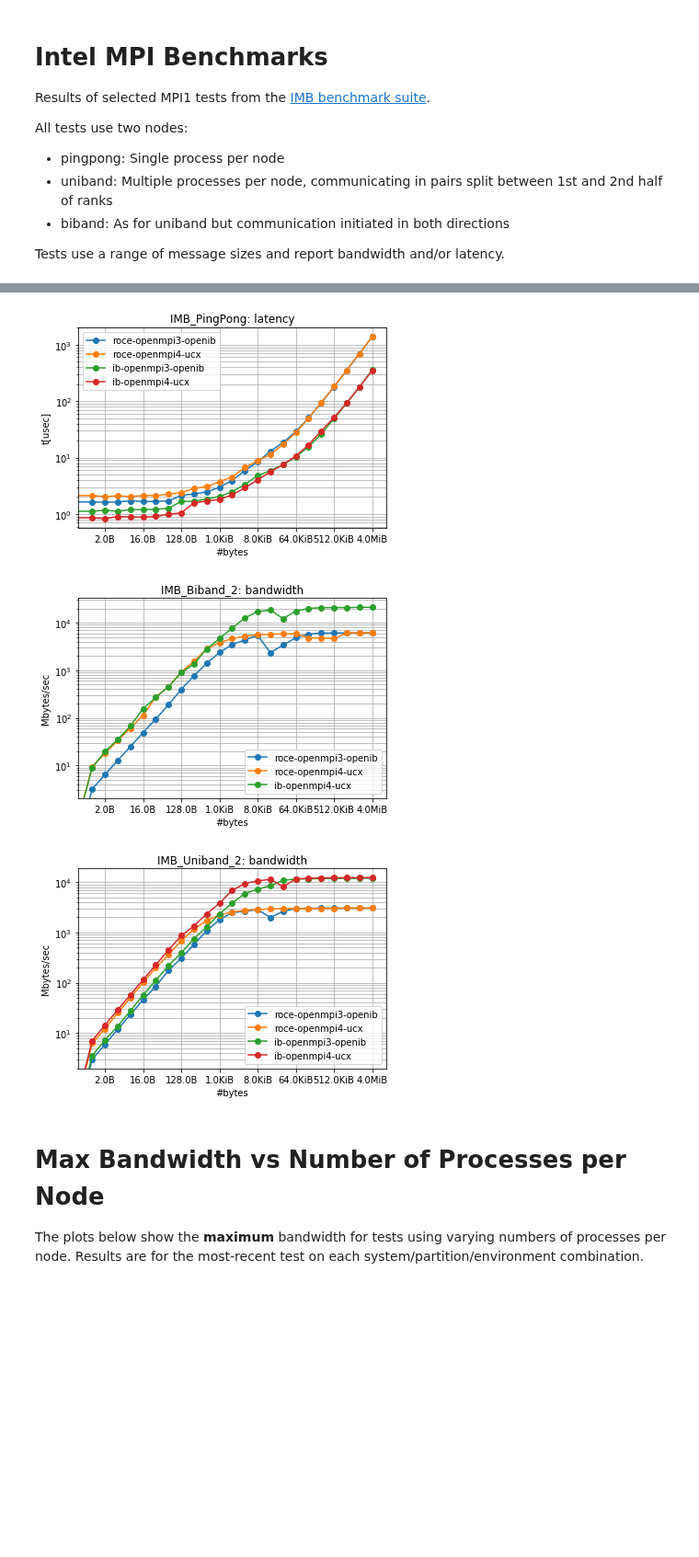
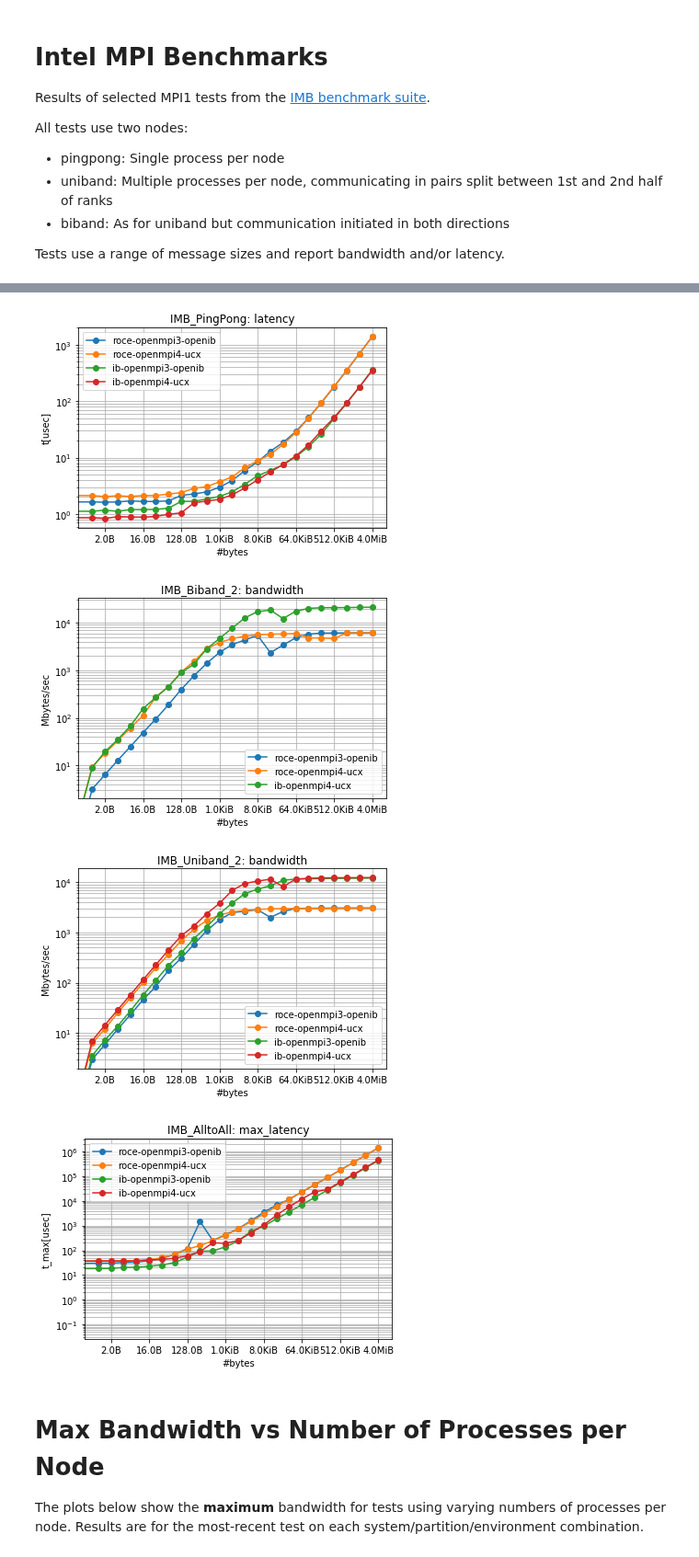
Before and after one commit to ukri-excalibur/excalibur-tests, a Jupyter notebook: imb/IMB.ipynb, the cells around one changed output, grey strips where cells are left out. Shown at 92% size. Saved outputs shown, nothing was run; the diff lists cells and outputs as text; code cells hidden in the pictures; blank space fills up the shorter version.

Commit message:
add IMB alltoall to plots

```diff
--- a/imb/IMB.ipynb
+++ b/imb/IMB.ipynb
@@ -30,34 +35,38 @@ for (test, column, param) in [('IMB_PingPong', 'Mbytes/sec', 'bandwidth'),
                               ('IMB_PingPong', 't[usec]', 'latency'),
                               ('IMB_Biband_2', 'Mbytes/sec', 'bandwidth'),
                               ('IMB_Uniband_2', 'Mbytes/sec', 'bandwidth'),
+                              ('IMB_AlltoAll', 't_max[usec]', 'max_latency'),
                              ]:
 
     # find all data and work out differences between them:
     paths = modules.utils.find_run_outputs(root='../output', test=test)
     fig, ax = plt.subplots(nrows=1, ncols=1)
     common, meta_diffs = modules.utils.diff_dicts([modules.utils.parse_path_metadata(p) for p in paths], ignore=['path'])
 
     # load and plot:
     for ix, path in enumerate(paths):
-        data = modules.imb.read_imb_out(path)[2] # all use 2x processes
+        datas = modules.imb.read_imb_out(path)
+        assert len(datas) == 1
+        data = datas[list(datas.keys())[0]]
         label = '-'.join(meta_diffs[ix].values())
         plt.plot(data['#bytes'], data[column], 'o-', data=data, label=label)
 
     # format plot:
     ax.set_xscale('log', basex=2)
     ax.set_yscale('log', basey=10)
     ax.xaxis.set_major_formatter(ticker.FuncFormatter(lambda x, pos: modules.utils.sizeof_fmt(x)))
     ax.grid(True, which="both")
     ax.set_xlabel('#bytes')
     ax.set_ylabel(column)
     title = ' '.join(['%s:%s' % (k, v) for (k, v) in common.items()]) # TODO: improve
     ax.set_title('%s: %s' % (test, param))
     ax.legend()
 # %% [output]
 [figure]
 [figure]
 [figure]
 [figure]
+[figure, added]
 # %% [markdown]
 # Max Bandwidth vs Number of Processes per Node
 
```
Also changed, not shown: parts of 1 cell of this notebook.
